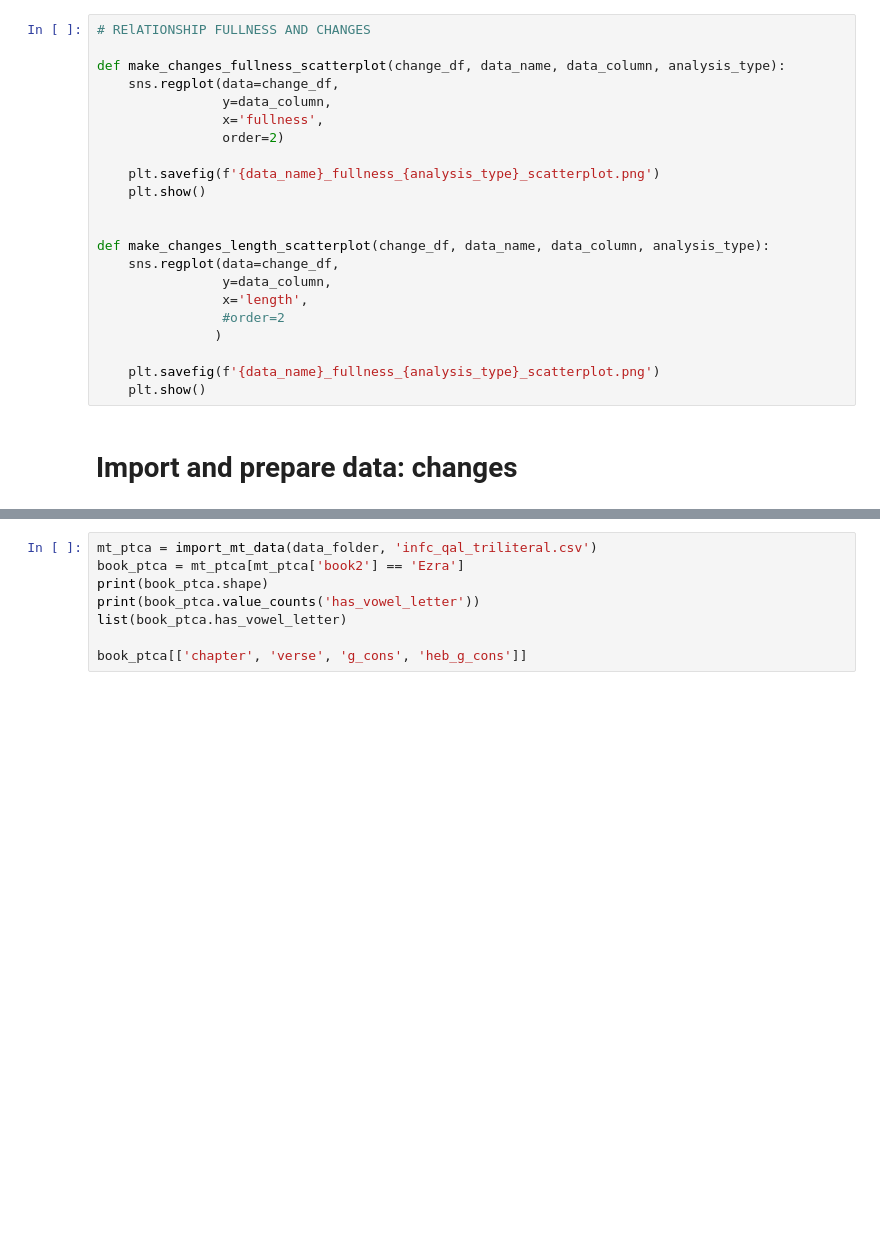
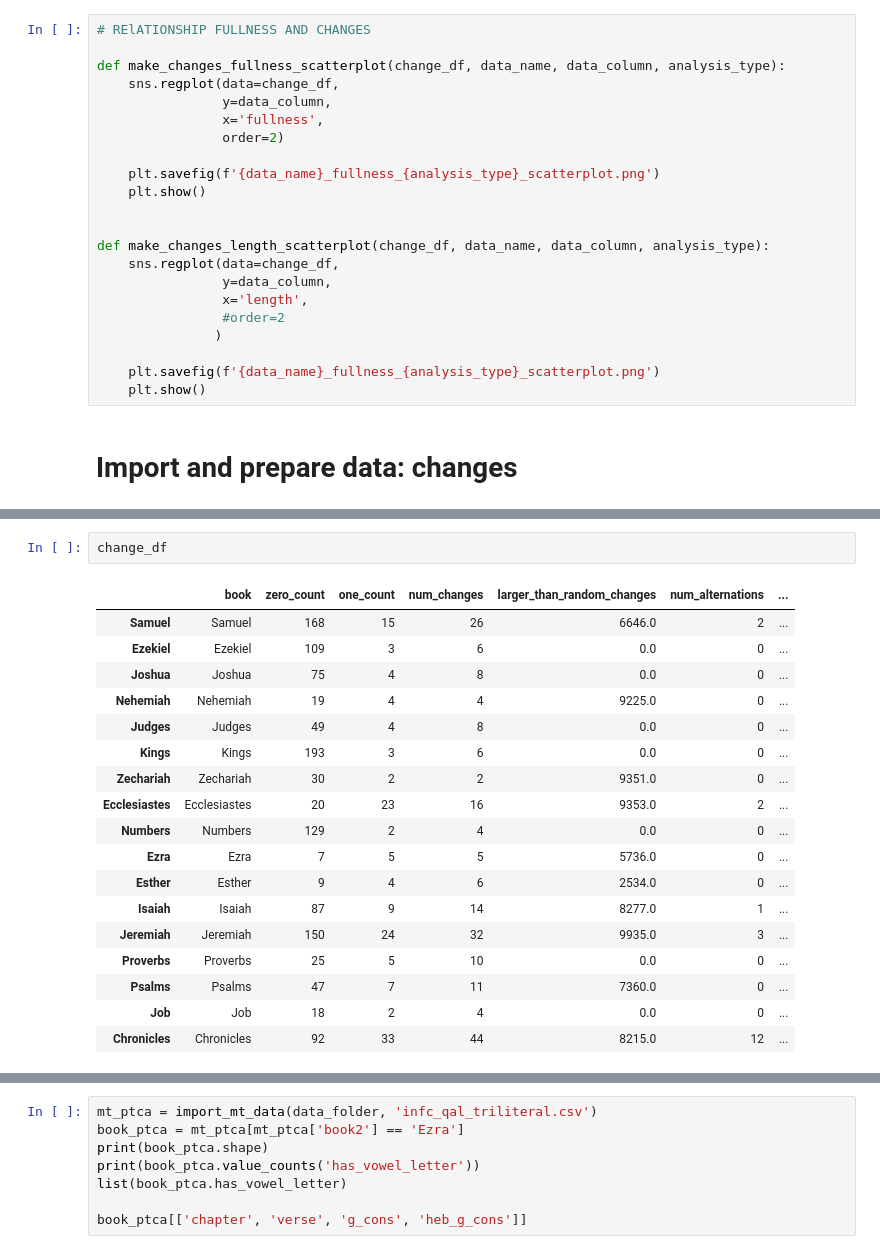
Before and after one commit to MartijnNaaijer/hebrew_spelling_variation, a Jupyter notebook: notebooks/block_spelling_and_rapid_alternation.ipynb, the cells around one changed output, grey strips where cells are left out. Saved outputs shown, nothing was run; the diff lists cells and outputs as text; blank space fills up the shorter version.

```diff
--- a/notebooks/block_spelling_and_rapid_alternation.ipynb
+++ b/notebooks/block_spelling_and_rapid_alternation.ipynb
@@ -240,3 +241,24 @@ Joshua      Joshua                         0.0
+# %%
+change_df
+# %% [output]
+|  | book | zero_count | one_count | num_changes | larger_than_random_changes | num_alternations | ... |
+| Samuel | Samuel | 168 | 15 | 26 | 6646.0 | 2 | ... |
+| Ezekiel | Ezekiel | 109 | 3 | 6 | 0.0 | 0 | ... |
+| Joshua | Joshua | 75 | 4 | 8 | 0.0 | 0 | ... |
+| Nehemiah | Nehemiah | 19 | 4 | 4 | 9225.0 | 0 | ... |
+| Judges | Judges | 49 | 4 | 8 | 0.0 | 0 | ... |
+| Kings | Kings | 193 | 3 | 6 | 0.0 | 0 | ... |
+| Zechariah | Zechariah | 30 | 2 | 2 | 9351.0 | 0 | ... |
+| Ecclesiastes | Ecclesiastes | 20 | 23 | 16 | 9353.0 | 2 | ... |
+| Numbers | Numbers | 129 | 2 | 4 | 0.0 | 0 | ... |
+| Ezra | Ezra | 7 | 5 | 5 | 5736.0 | 0 | ... |
+| Esther | Esther | 9 | 4 | 6 | 2534.0 | 0 | ... |
+| Isaiah | Isaiah | 87 | 9 | 14 | 8277.0 | 1 | ... |
+| Jeremiah | Jeremiah | 150 | 24 | 32 | 9935.0 | 3 | ... |
+| Proverbs | Proverbs | 25 | 5 | 10 | 0.0 | 0 | ... |
+| Psalms | Psalms | 47 | 7 | 11 | 7360.0 | 0 | ... |
+| Job | Job | 18 | 2 | 4 | 0.0 | 0 | ... |
+| Chronicles | Chronicles | 92 | 33 | 44 | 8215.0 | 12 | ... |
 # %%
 book_ptca.columns
 # %% [output]
```
Also changed, not shown: parts of 8 cells of this notebook, 43 other files.
